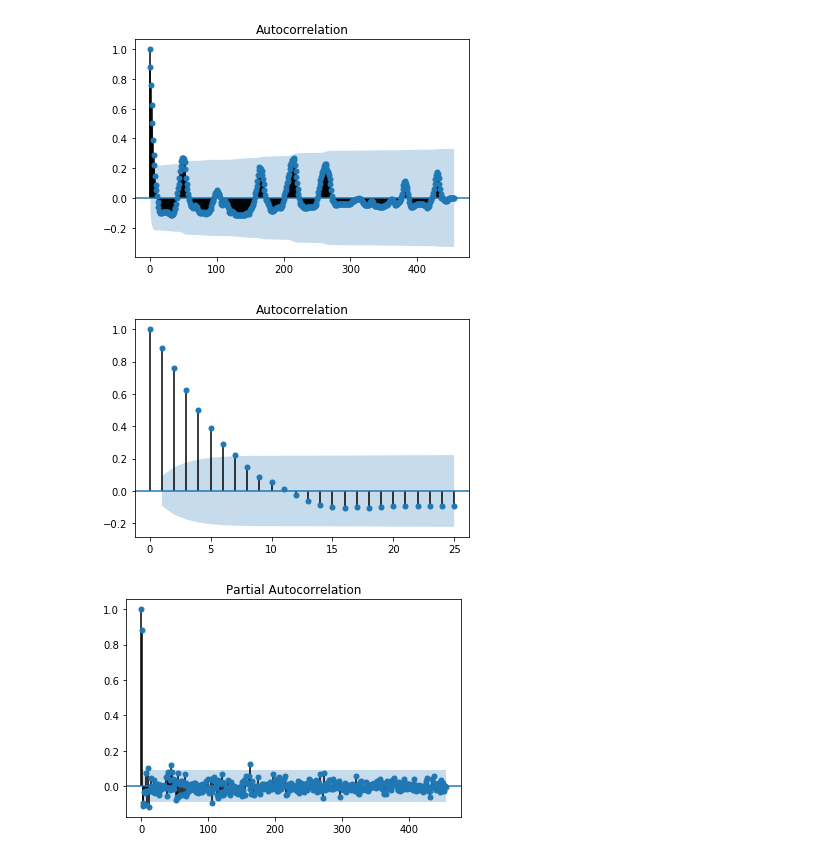
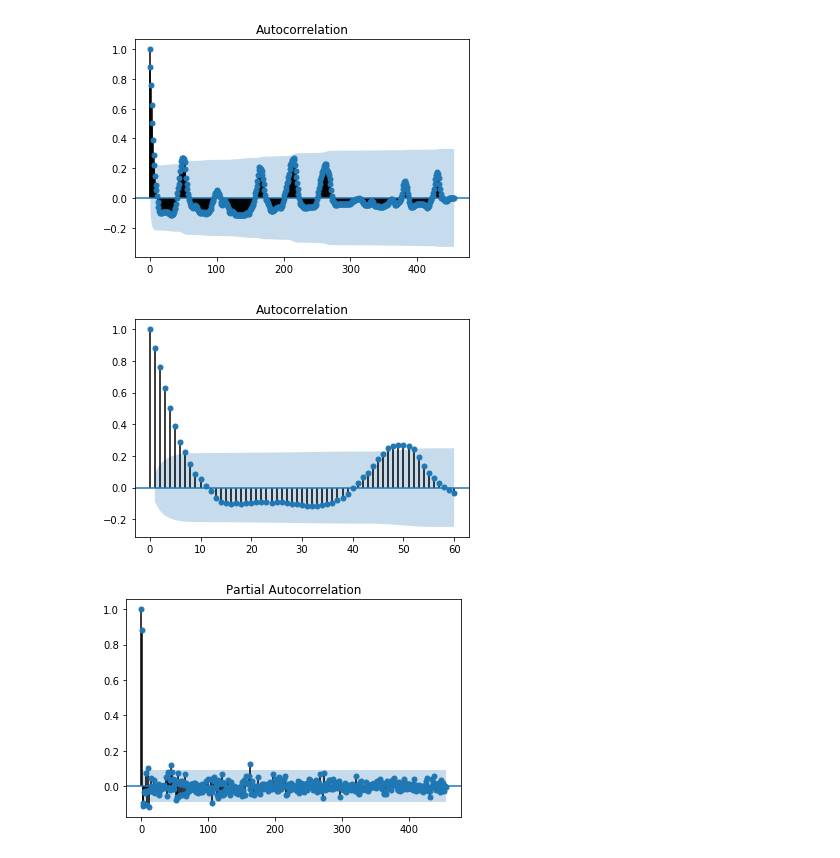
Before and after one commit to pszkilnyk/skittles, a Jupyter notebook: fluModelsPaul.ipynb, the cells around one changed output. Cells and saved outputs as stored; diff of their text form; code cells hidden in the pictures.

```diff
--- a/fluModelsPaul.ipynb
+++ b/fluModelsPaul.ipynb
@@ -412,10 +412,10 @@ plt.show()
 # %% [output]
 [figure]
 # %%
-plot_acf(series, lags=25)
+plot_acf(series, lags=60)
 plt.show()
 # %% [output]
-[figure, old version]
+[figure, new version]
 # %%
 plot_pacf(series)
 plt.show()
```
Also changed, not shown: parts of 20 cells of this notebook.
